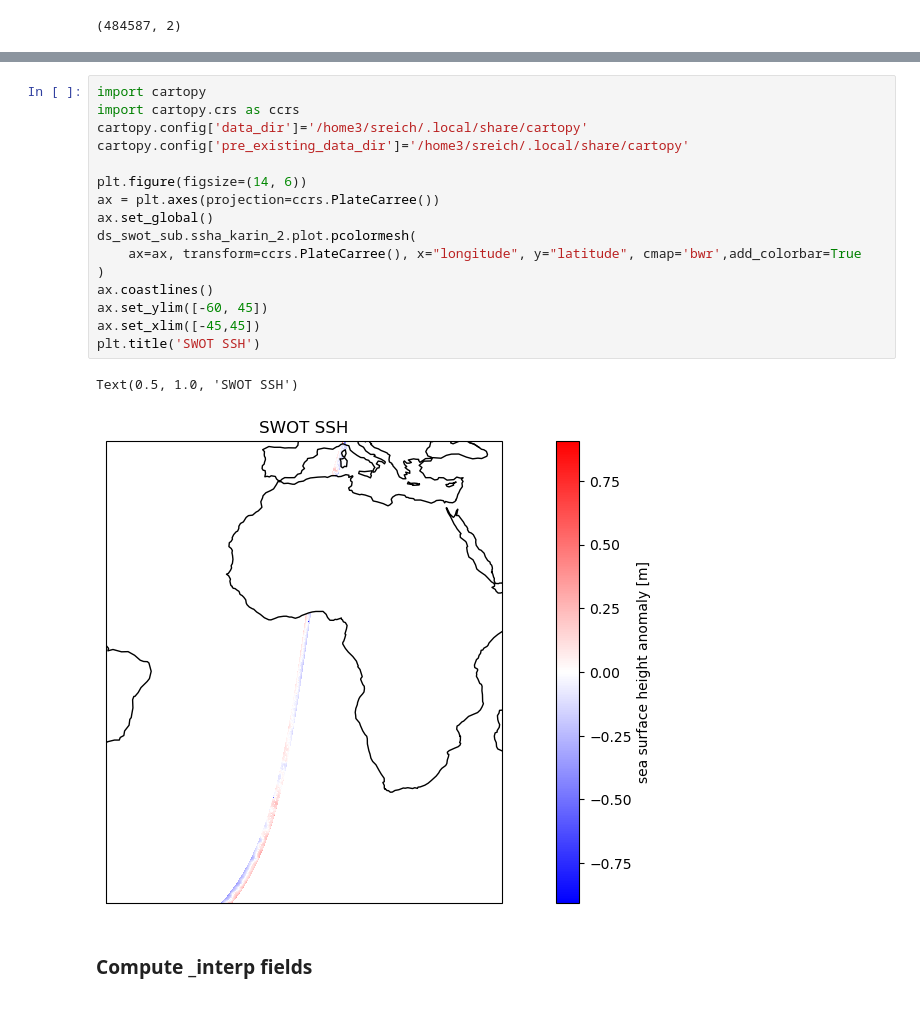
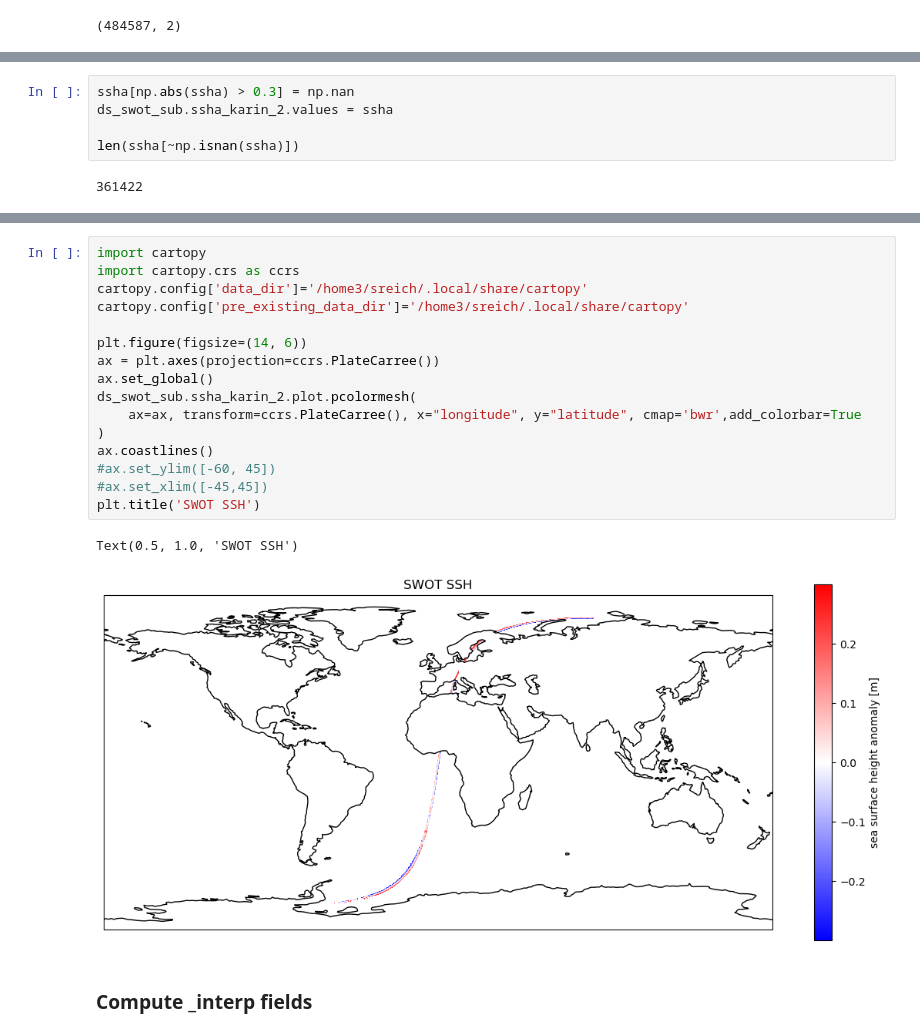
Before and after one commit to shoshanareich/jupyter_notebooks, a Jupyter notebook: swot/swot_to_obsfit.ipynb, the cells around one changed output, grey strips where cells are left out. Cells and saved outputs as stored; diff of their text form.

```diff
--- a/swot/swot_to_obsfit.ipynb
+++ b/swot/swot_to_obsfit.ipynb
@@ -67,3 +72,10 @@ ds_swot_sub.ssha_karin_2.values = ssha
+# %%
+ssha[np.abs(ssha) > 0.3] = np.nan
+ds_swot_sub.ssha_karin_2.values = ssha
+
+len(ssha[~np.isnan(ssha)])
+# %% [output]
+361422
 # %%
 ds_swot_sub
 # %% [output]
@@ -87,22 +99,22 @@ Data variables: (12/90)
 # %%
 import cartopy
 import cartopy.crs as ccrs
 cartopy.config['data_dir']='/home3/sreich/.local/share/cartopy'
 cartopy.config['pre_existing_data_dir']='/home3/sreich/.local/share/cartopy'
 
 plt.figure(figsize=(14, 6))
 ax = plt.axes(projection=ccrs.PlateCarree())
 ax.set_global()
 ds_swot_sub.ssha_karin_2.plot.pcolormesh(
     ax=ax, transform=ccrs.PlateCarree(), x="longitude", y="latitude", cmap='bwr',add_colorbar=True
 )
 ax.coastlines()
-ax.set_ylim([-60, 45])
-ax.set_xlim([-45,45])
+#ax.set_ylim([-60, 45])
+#ax.set_xlim([-45,45])
 plt.title('SWOT SSH')
 # %% [output]
 Text(0.5, 1.0, 'SWOT SSH')
-[figure, old version]
+[figure, new version]
 # %% [markdown]
 ### Compute _interp fields
 # %% [markdown]
```
Also changed, not shown: parts of 6 cells of this notebook, 2 other files.
